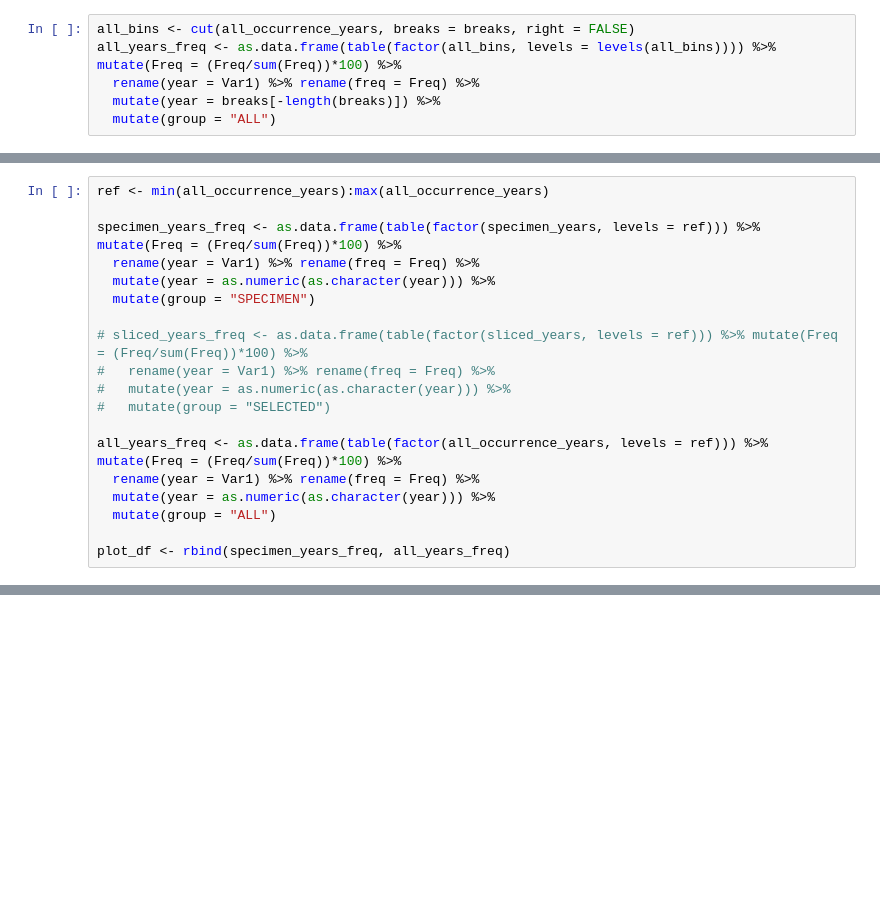
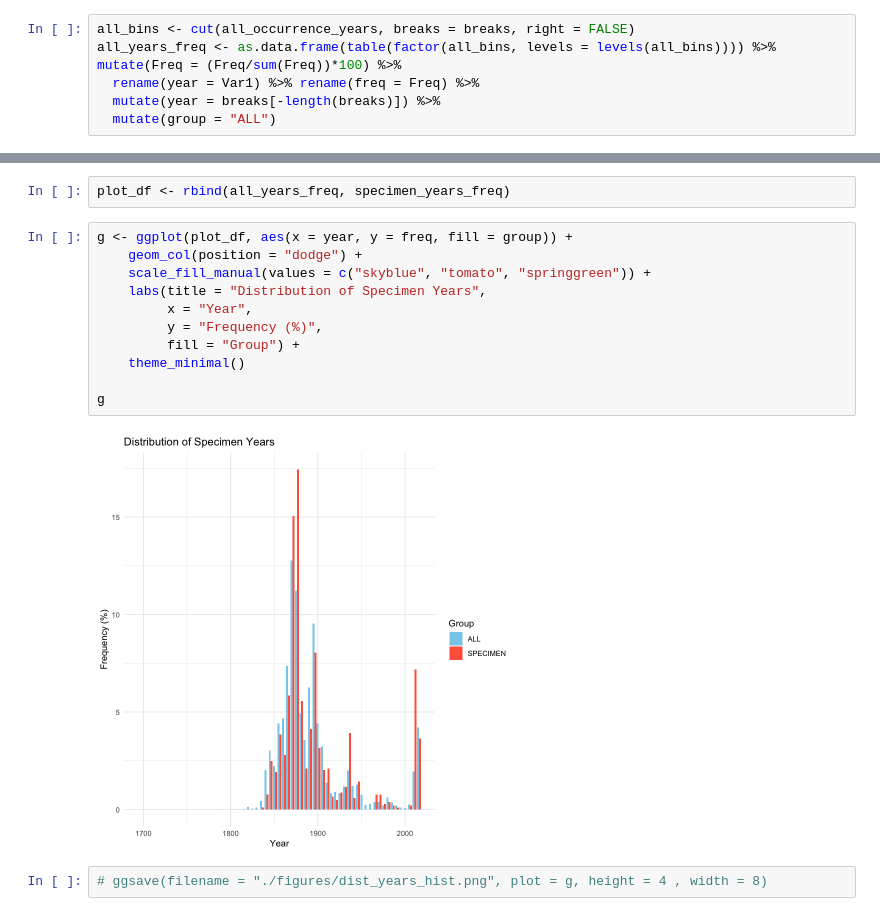
Before and after one commit to pgundral/herbarium-metabarcoding, a Jupyter notebook: plots.ipynb, the cells around one changed output, grey strips where cells are left out. Drawn from its saved outputs; the diff is of its cells as text; blank space fills up the shorter version.

Commit message:
plots! april 18

```diff
--- a/plots.ipynb
+++ b/plots.ipynb
@@ -82,19 +70,0 @@ ggsave(filename = "./figures/dist_years_hist.png", plot = g, height = 4 , width
-# %%
-ref <- min(all_occurrence_years):max(all_occurrence_years)
-
-specimen_years_freq <- as.data.frame(table(factor(specimen_years, levels = ref))) %>% mutate(Freq = (Freq/sum(Freq))*100) %>%
-  rename(year = Var1) %>% rename(freq = Freq) %>%
-  mutate(year = as.numeric(as.character(year))) %>%
-  mutate(group = "SPECIMEN")
-
-# sliced_years_freq <- as.data.frame(table(factor(sliced_years, levels = ref))) %>% mutate(Freq = (Freq/sum(Freq))*100) %>%
-#   rename(year = Var1) %>% rename(freq = Freq) %>%
-#   mutate(year = as.numeric(as.character(year))) %>%
-#   mutate(group = "SELECTED")
-
-all_years_freq <- as.data.frame(table(factor(all_occurrence_years, levels = ref))) %>% mutate(Freq = (Freq/sum(Freq))*100) %>%
-  rename(year = Var1) %>% rename(freq = Freq) %>%
-  mutate(year = as.numeric(as.character(year))) %>%
-  mutate(group = "ALL")
-
-plot_df <- rbind(specimen_years_freq, all_years_freq)
@@ -287,0 +83,17 @@ ERROR: Error in h(simpleError(msg, call)): error in evaluating the argument 'x'
+# %%
+plot_df <- rbind(all_years_freq, specimen_years_freq)
+# %%
+g <- ggplot(plot_df, aes(x = year, y = freq, fill = group)) +
+    geom_col(position = "dodge") +
+    scale_fill_manual(values = c("skyblue", "tomato", "springgreen")) +
+    labs(title = "Distribution of Specimen Years",
+         x = "Year",
+         y = "Frequency (%)",
+         fill = "Group") +
+    theme_minimal()
+
+g
+# %% [output]
+[figure, added]
+# %%
+# ggsave(filename = "./figures/dist_years_hist.png", plot = g, height = 4 , width = 8)
```
Also changed, not shown: parts of 47 cells of this notebook, 18 other files.
